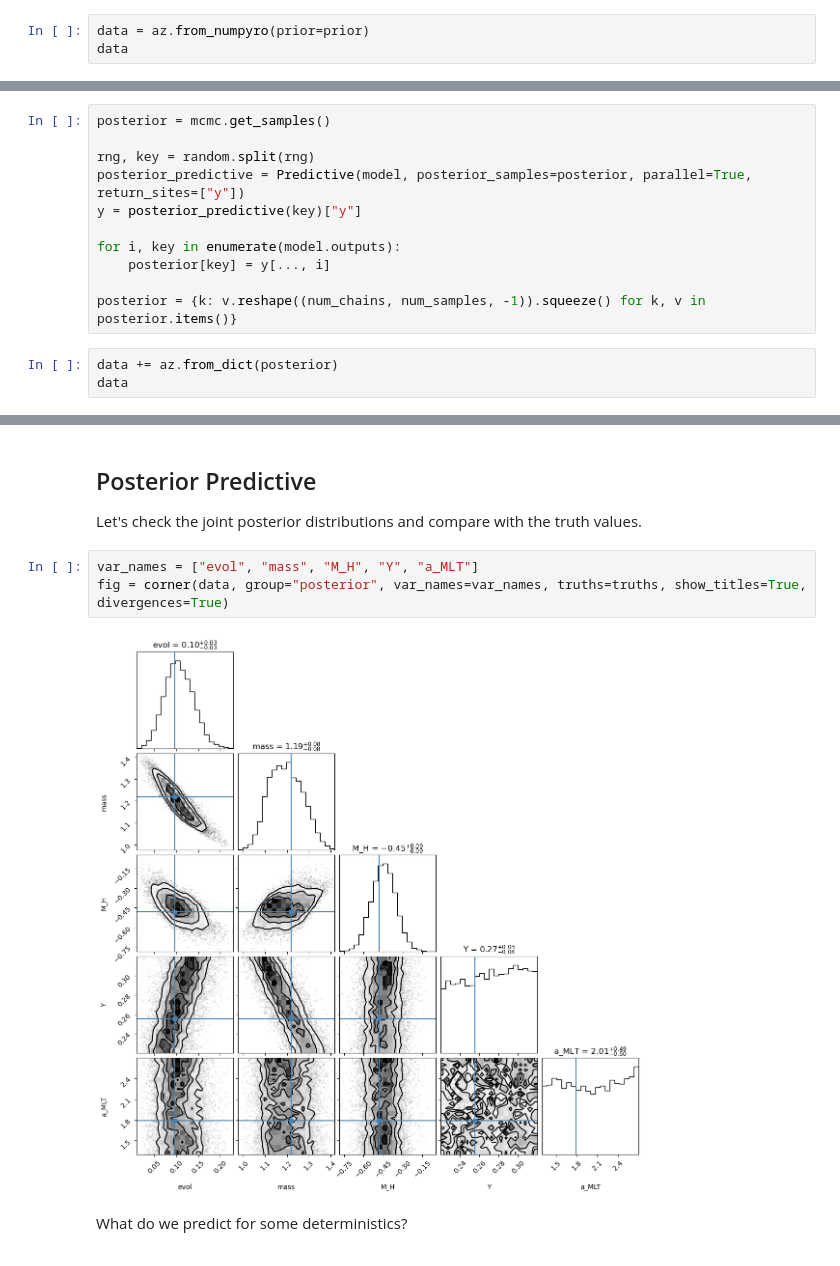
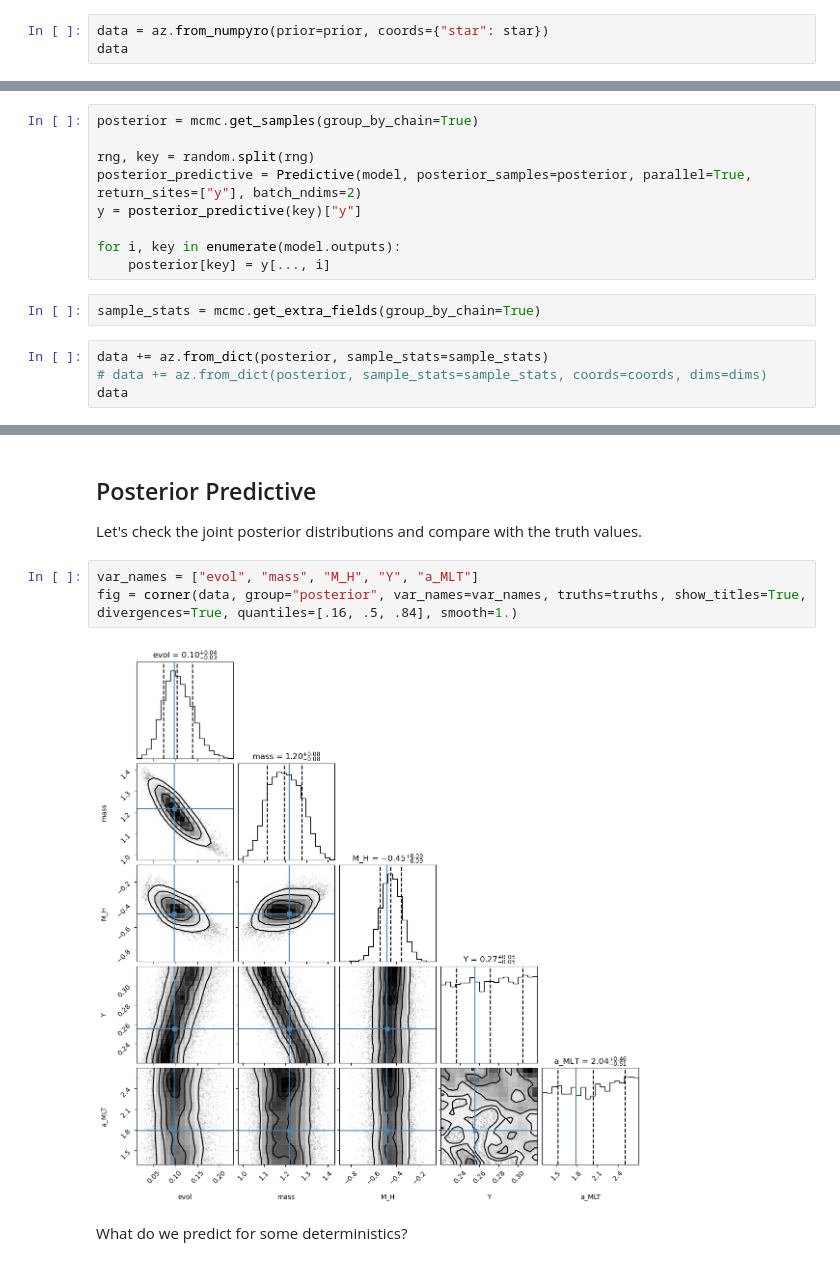
Before and after one commit to alexlyttle/scalable-stellar-inference, a Jupyter notebook: notebook/single-star-spec.ipynb, the cells around one changed output, grey strips where cells are left out. Saved outputs shown, nothing was run; the diff lists cells and outputs as text.

```diff
--- a/notebook/single-star-spec.ipynb
+++ b/notebook/single-star-spec.ipynb
@@ -127,7 +127,7 @@ for i, key in enumerate(model.outputs):
 # %% [markdown]
 Let's put the prior samples in an `arviz.InferenceData` class. This makes it easier to plot and save.
 # %%
-data = az.from_numpyro(prior=prior)
+data = az.from_numpyro(prior=prior, coords={"star": star})
 data
 # %% [output]
 Inference data with groups:
@@ -217,18 +217,19 @@ Looks pretty good. We want `r_hat` to be close to 1.0 (e.g. less than 1.1). We a
 
 Let's update our `InferenceData`.
 # %%
-posterior = mcmc.get_samples()
+posterior = mcmc.get_samples(group_by_chain=True)
 
 rng, key = random.split(rng)
-posterior_predictive = Predictive(model, posterior_samples=posterior, parallel=True, return_sites=["y"])
+posterior_predictive = Predictive(model, posterior_samples=posterior, parallel=True, return_sites=["y"], batch_ndims=2)
 y = posterior_predictive(key)["y"]
 
 for i, key in enumerate(model.outputs):
     posterior[key] = y[..., i]
-
-posterior = {k: v.reshape((num_chains, num_samples, -1)).squeeze() for k, v in posterior.items()}
+# %%
+sample_stats = mcmc.get_extra_fields(group_by_chain=True)
 # %%
-data += az.from_dict(posterior)
+data += az.from_dict(posterior, sample_stats=sample_stats)
+# data += az.from_dict(posterior, sample_stats=sample_stats, coords=coords, dims=dims)
 data
 # %% [output]
 Inference data with groups:
@@ -267,9 +276,9 @@ plt.tight_layout()
 Let's check the joint posterior distributions and compare with the truth values.
 # %%
 var_names = ["evol", "mass", "M_H", "Y", "a_MLT"]
-fig = corner(data, group="posterior", var_names=var_names, truths=truths, show_titles=True, divergences=True)
+fig = corner(data, group="posterior", var_names=var_names, truths=truths, show_titles=True, divergences=True, quantiles=[.16, .5, .84], smooth=1.)
 # %% [output]
-[figure, old version]
+[figure, new version]
 # %% [markdown]
 What do we predict for some deterministics?
 # %%
```
Also changed, not shown: parts of 12 cells of this notebook.
